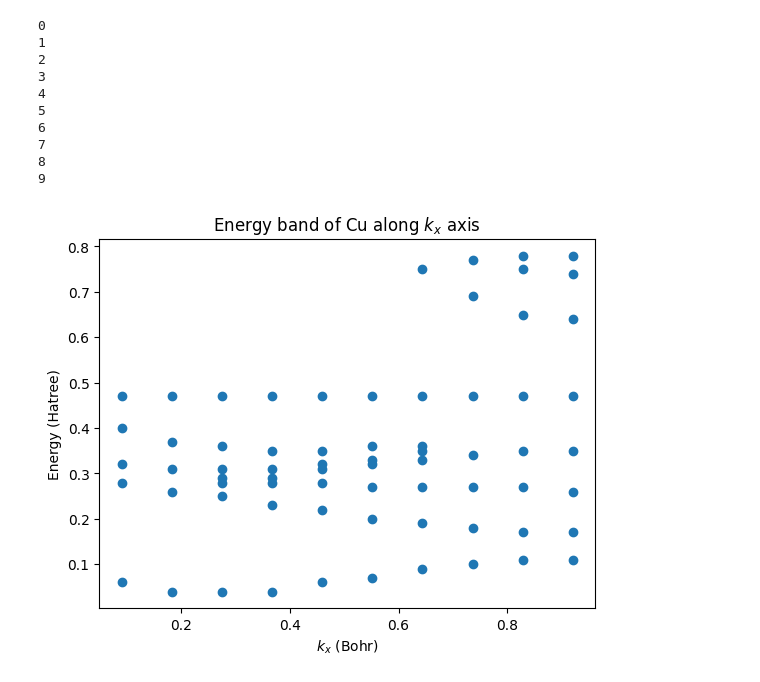
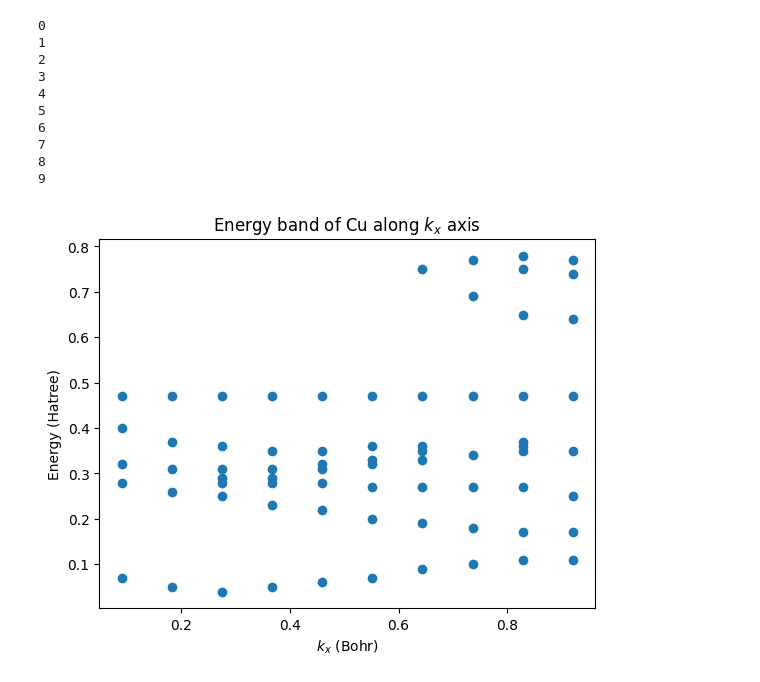
Before and after one commit to Williame33445/physics-projects, a Jupyter notebook: periodic-solids/Cu-via-APW.ipynb, the cells around one changed output. Drawn from its saved outputs; the diff is of its cells as text; code cells hidden in the pictures.

```diff
--- a/periodic-solids/Cu-via-APW.ipynb
+++ b/periodic-solids/Cu-via-APW.ipynb
@@ -26,7 +26,7 @@ a = 6.83087
 vol = (a**3)/4
 
 #simulation parameters
-l_max = 6
+l_max = 7
 nLim = 2
 
 #recipricol lattice vectors
@@ -115,7 +115,7 @@ def findDet(k,E):
             cosij = dotij/(qiM*qjM) if qiM*qjM != 0 else 1
             H[i,j] = 0.5*dotij*O[i,j]
             for l in range(l_max):
-                deltaD = C[l] - qjM*sp.spherical_jn(l,qjM*rsAll[-1],derivative=True)/sp.spherical_jn(l,qjM*rsAll[-1])
+                deltaD = C[l] - sp.spherical_jn(l,qjM*rsAll[-1],derivative=True)/sp.spherical_jn(l,qjM*rsAll[-1])
                 H[i,j] += 2*np.pi*(rsAll[-1]**2)*(2*l + 1)*sp.spherical_jn(l,qjM*rsAll[-1])*sp.spherical_jn(l,qiM*rsAll[-1])*sp.eval_legendre(l,cosij)*deltaD/vol
             H[j,i] = H[i,j]
 
@@ -166,10 +166,10 @@ Es = list(map(lambda i: EMesh[i], indexs))
 # %%
 #Graphs
 kx = list(map(lambda k: k[0],kLst))
-plt.scatter(kx,np.array(Es))
+plt.scatter(kx,Es)
 plt.title(r"Energy band of Cu along $k_x$ axis")
 plt.xlabel(r"$k_x$ (Bohr)")
 plt.ylabel("Energy (Hatree)")
 plt.show()
 # %% [output]
-[figure, old version]
+[figure, new version]
```
Also changed, not shown: 1 other file.
